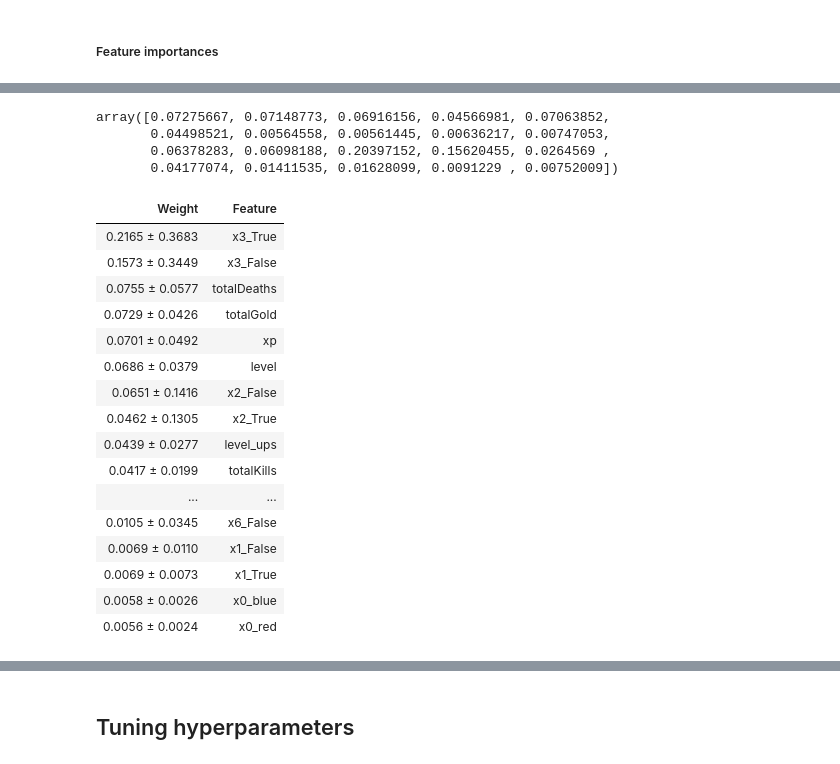
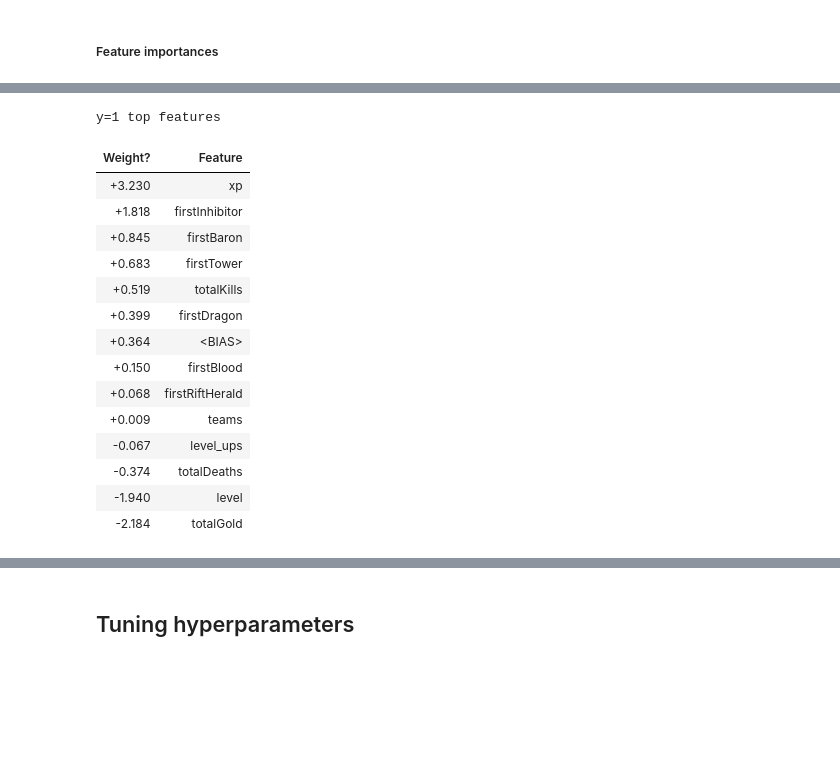
Before and after one commit to anotherjonlee/MLoL, a Jupyter notebook: notebooks/DataPipeline.ipynb, the cells around one changed output, grey strips where cells are left out. Drawn from its saved outputs; the diff is of its cells as text; code cells hidden in the pictures; blank space fills up the shorter version.

```diff
--- a/notebooks/DataPipeline.ipynb
+++ b/notebooks/DataPipeline.ipynb
@@ -48,3 +51,7 @@ X = df.drop(columns=['match_id','win'])
+# %%
+mask = {'blue':0,'red':1}
+X['teams'] = X['teams'].replace(mask)
+X[['firstBlood', 'firstTower', 'firstInhibitor', 'firstBaron','firstDragon', 'firstRiftHerald']] = 1* X[['firstBlood', 'firstTower', 'firstInhibitor', 'firstBaron','firstDragon', 'firstRiftHerald']]
 # %%
 X_train, X_validation, y_train, y_validation = train_test_split(X, y, test_size=0.3)
 # %% [markdown]
@@ -52,8 +59,8 @@ X_train, X_validation, y_train, y_validation = train_test_split(X, y, test_size=
 # %%
 num_features, cat_features = feature_separator(X)
 # %%
-scaled_pl = pipeline(True,num_features,True,cat_features, True)
-unscaled_pl = pipeline(True,num_features,True,cat_features, False)
+scaled_pl = pipeline(True,num_features,False, True)
+unscaled_pl = pipeline(True,num_features,False, False)
 # %%
 lrc_s = append_model(LogisticRegression(), scaled_pl)
 lrc_u = append_model(LogisticRegression(), unscaled_pl)
@@ -117,3 +124,3 @@ numeric_cols.extend(onehot_cols)
 # %%
-lrc_s.fit(X_train,y_train)['estimator'].coef_
+lrc_s.named_steps['estimator'].coef_
 # %% [output]
@@ -145,7 +129,0 @@ y=1 top features
-# %%
-rfc_u.fit(X_train,y_train)['estimator'].feature_importances_
-# %% [output]
-array([0.07275667, 0.07148773, 0.06916156, 0.04566981, 0.07063852,
-       0.04498521, 0.00564558, 0.00561445, 0.00636217, 0.00747053,
-       0.06378283, 0.06098188, 0.20397152, 0.15620455, 0.0264569 ,
-       0.04177074, 0.01411535, 0.01628099, 0.0091229 , 0.00752009])
@@ -158,20 +130,19 @@ numeric_cols.extend(onehot_cols)
-# %%
-eli5.explain_weights(rfc_u.named_steps['estimator'],top=20,feature_names=numeric_cols)
-# %% [output]
-| Weight | Feature |
-| 0.2165 ± 0.3683 | x3_True |
-| 0.1573 ± 0.3449 | x3_False |
-| 0.0755 ± 0.0577 | totalDeaths |
-| 0.0729 ± 0.0426 | totalGold |
-| 0.0701 ± 0.0492 | xp |
-| 0.0686 ± 0.0379 | level |
-| 0.0651 ± 0.1416 | x2_False |
-| 0.0462 ± 0.1305 | x2_True |
-| 0.0439 ± 0.0277 | level_ups |
-| 0.0417 ± 0.0199 | totalKills |
-| ... | ... |
-| 0.0105 ± 0.0345 | x6_False |
-| 0.0069 ± 0.0110 | x1_False |
-| 0.0069 ± 0.0073 | x1_True |
-| 0.0058 ± 0.0026 | x0_blue |
-| 0.0056 ± 0.0024 | x0_red |
+# %%
+weight_explainer(lrc_s,num_features)
+# %% [output]
+y=1 top features
+| Weight? | Feature |
+| +3.230 | xp |
+| +1.818 | firstInhibitor |
+| +0.845 | firstBaron |
+| +0.683 | firstTower |
+| +0.519 | totalKills |
+| +0.399 | firstDragon |
+| +0.364 | <BIAS> |
+| +0.150 | firstBlood |
+| +0.068 | firstRiftHerald |
+| +0.009 | teams |
+| -0.067 | level_ups |
+| -0.374 | totalDeaths |
+| -1.940 | level |
+| -2.184 | totalGold |
```
Also changed, not shown: parts of 10 cells of this notebook, 1 other file.
